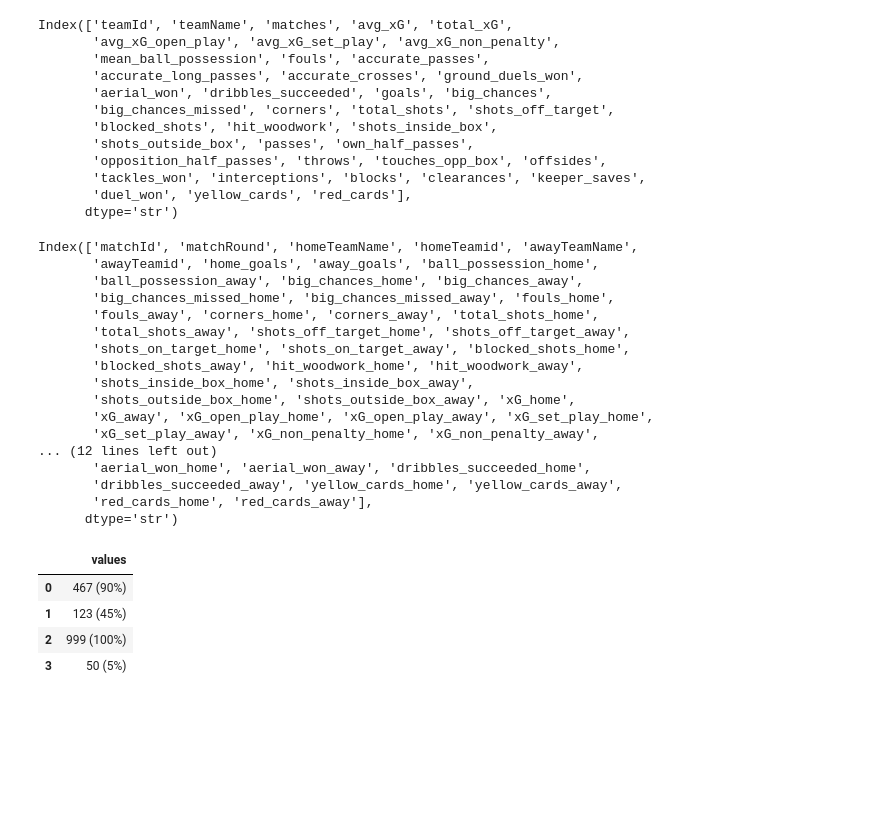
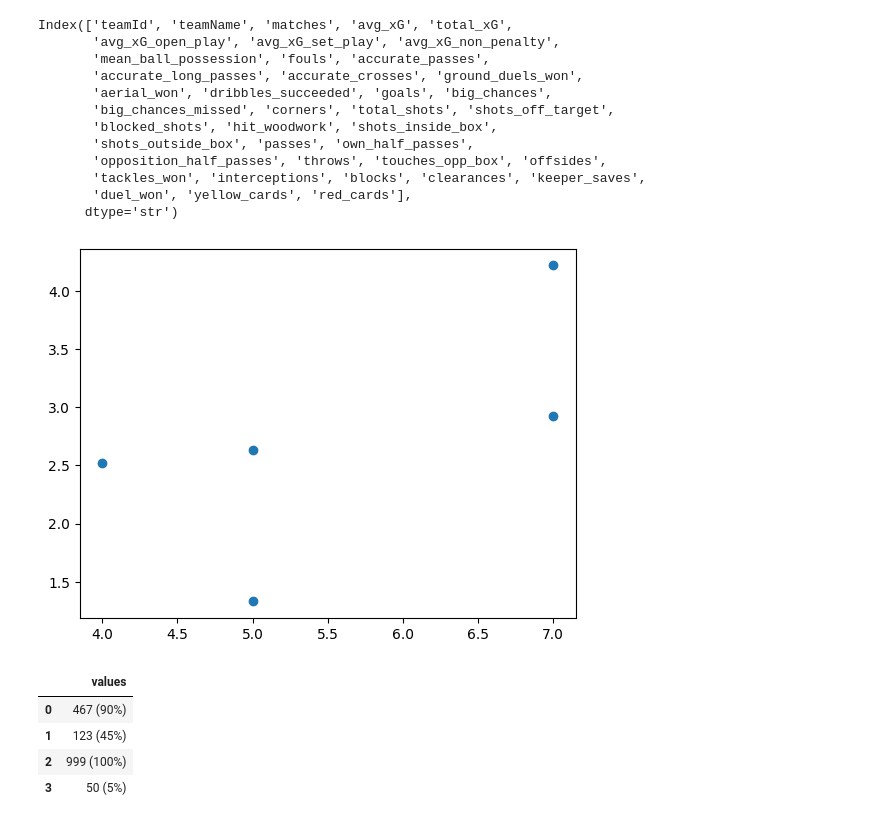
Before and after one commit to bolaxel/wcup26, a Jupyter notebook: cleaning.ipynb, the cells around one changed output. Cells and saved outputs as stored; diff of their text form; code cells hidden in the pictures; blank space fills up the shorter version.

```diff
--- a/cleaning.ipynb
+++ b/cleaning.ipynb
@@ -507,8 +507,7 @@ final_df.head()
 join_df = (
     xG_mean_df
     .merge(ball_possession_df, on=['teamId', 'teamName'], how='inner')
-    .merge(succeed_df, on=['teamId', 'teamName'], how='inner')
-    .merge(sum_df, on=['teamId', 'teamName'], how='inner')
+    .merge(final_df, on=['teamId', 'teamName'], how='inner')
 )
 
 join_df
@@ -546,26 +545,17 @@ Index(['teamId', 'teamName', 'matches', 'avg_xG', 'total_xG',
        'tackles_won', 'interceptions', 'blocks', 'clearances', 'keeper_saves',
        'duel_won', 'yellow_cards', 'red_cards'],
       dtype='str')
-# %%
-df.columns
-# %% [output]
-Index(['matchId', 'matchRound', 'homeTeamName', 'homeTeamid', 'awayTeamName',
-       'awayTeamid', 'home_goals', 'away_goals', 'ball_possession_home',
-       'ball_possession_away', 'big_chances_home', 'big_chances_away',
-       'big_chances_missed_home', 'big_chances_missed_away', 'fouls_home',
-       'fouls_away', 'corners_home', 'corners_away', 'total_shots_home',
-       'total_shots_away', 'shots_off_target_home', 'shots_off_target_away',
-       'shots_on_target_home', 'shots_on_target_away', 'blocked_shots_home',
-       'blocked_shots_away', 'hit_woodwork_home', 'hit_woodwork_away',
-       'shots_inside_box_home', 'shots_inside_box_away',
-       'shots_outside_box_home', 'shots_outside_box_away', 'xG_home',
-       'xG_away', 'xG_open_play_home', 'xG_open_play_away', 'xG_set_play_home',
-       'xG_set_play_away', 'xG_non_penalty_home', 'xG_non_penalty_away',
-... (12 lines left out)
-       'aerial_won_home', 'aerial_won_away', 'dribbles_succeeded_home',
-       'dribbles_succeeded_away', 'yellow_cards_home', 'yellow_cards_away',
-       'red_cards_home', 'red_cards_away'],
-      dtype='str')
+# %%
+x = join_df[['teamName', 'goals', 'avg_xG']].sort_values('goals', ascending=False)
+z = x.head()
+# %%
+import matplotlib.pyplot as plt
+
+plt.scatter(z.goals, z.avg_xG)
+
+plt.show()
+# %% [output]
+[figure, added]
 # %%
 # Sample data
 e_df = pd.DataFrame({
```
Also changed, not shown: parts of 1 cell of this notebook, 5 other files.
